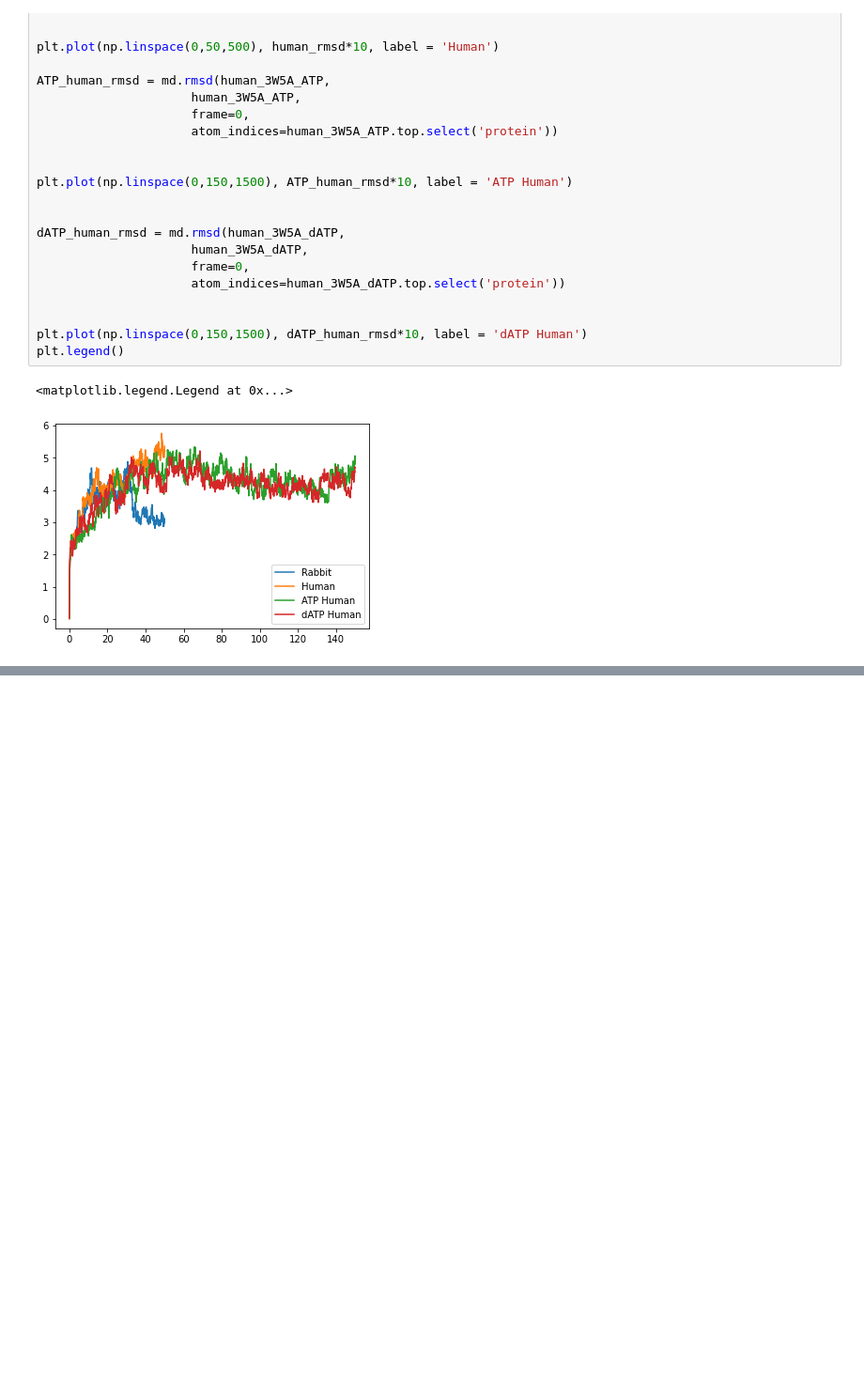
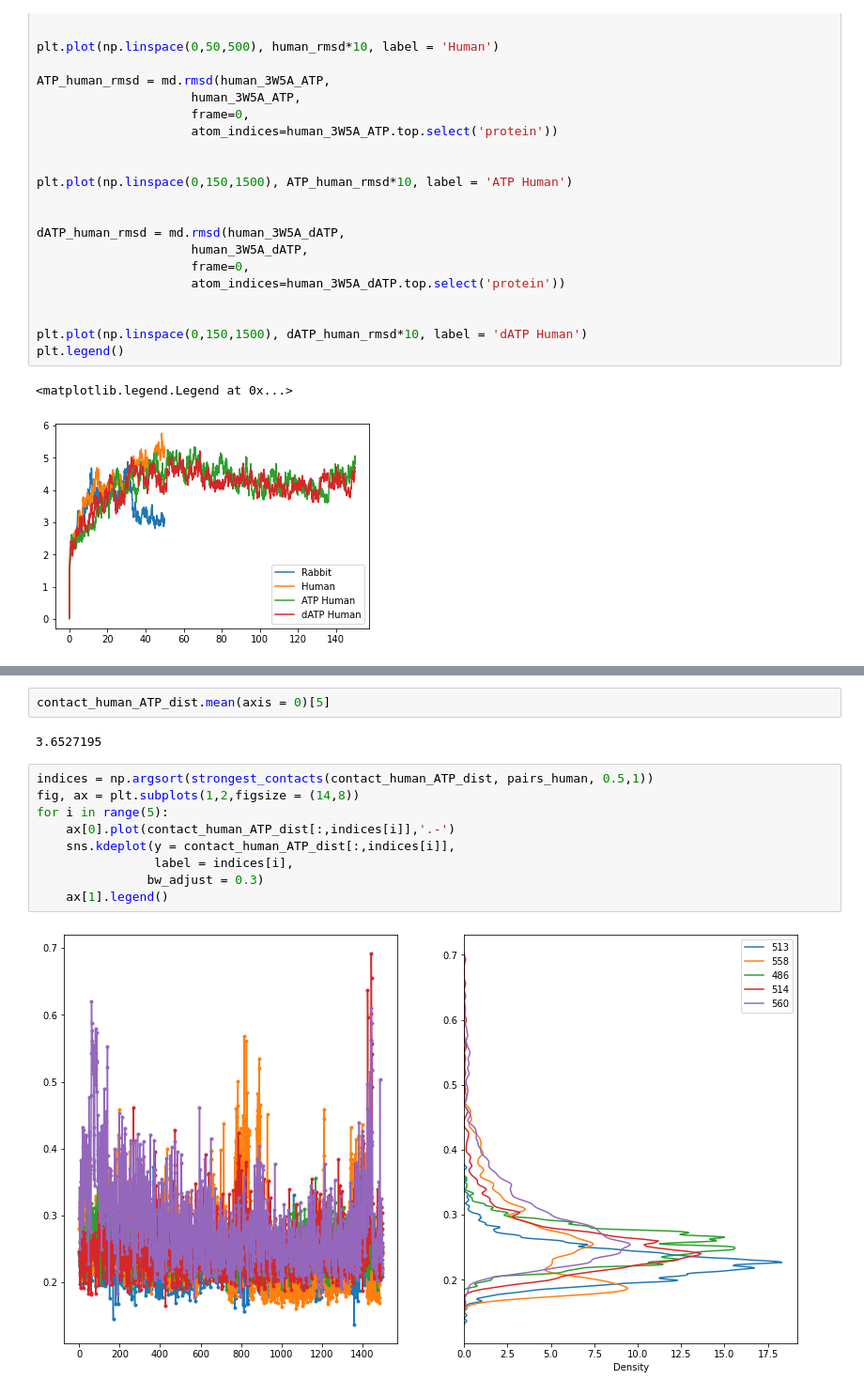
Before and after one commit to cmrg-lab/serca-atp-datp, a Jupyter notebook: simulation_structures/quick_analysis/Trajectory_domain_analysis.ipynb, the cells around one changed output, grey strips where cells are left out. Shown at 94% size. Saved outputs shown, nothing was run; the diff lists cells and outputs as text; blank space fills up the shorter version.

```diff
--- a/simulation_structures/quick_analysis/Trajectory_domain_analysis.ipynb
+++ b/simulation_structures/quick_analysis/Trajectory_domain_analysis.ipynb
@@ -360,0 +459,15 @@ for i in range(1):
+# %%
+contact_human_ATP_dist.mean(axis = 0)[5]
+# %% [output]
+3.6527195
+# %%
+indices = np.argsort(strongest_contacts(contact_human_ATP_dist, pairs_human, 0.5,1))
+fig, ax = plt.subplots(1,2,figsize = (14,8))
+for i in range(5):
+    ax[0].plot(contact_human_ATP_dist[:,indices[i]],'.-')
+    sns.kdeplot(y = contact_human_ATP_dist[:,indices[i]],
+                label = indices[i],
+               bw_adjust = 0.3)
+    ax[1].legend()
+# %% [output]
+[figure, added]
```
Also changed, not shown: parts of 25 cells of this notebook.
